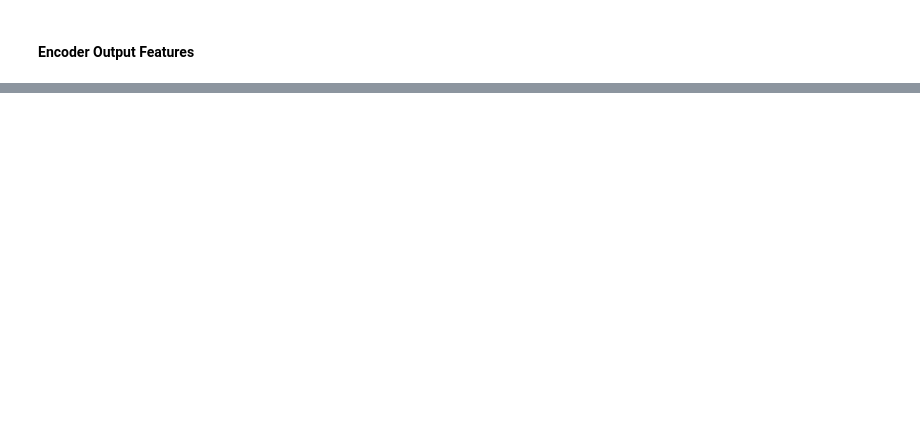
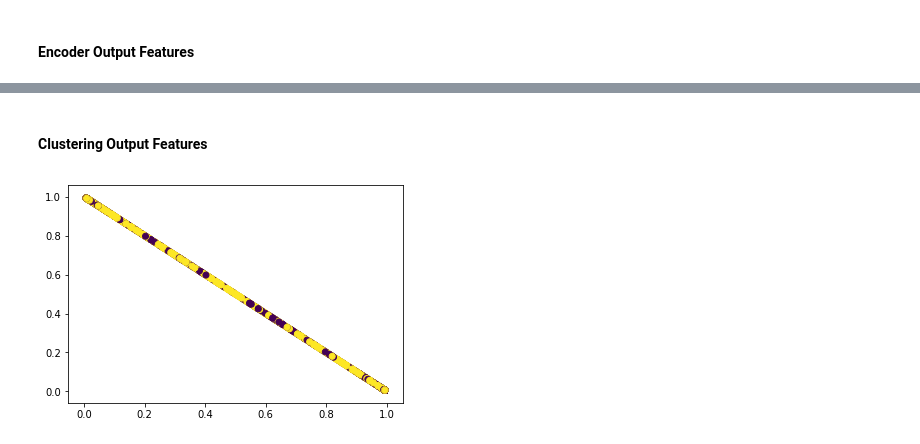
Before and after one commit to goelsaksham/Zooniverse_CNN_Clustering, a Jupyter notebook: src/Galaxy Zoo Xception DEC.ipynb, the cells around one changed output, grey strips where cells are left out. Saved outputs shown, nothing was run; the diff lists cells and outputs as text; code cells hidden in the pictures; blank space fills up the shorter version.

```diff
--- a/src/Galaxy Zoo Xception DEC.ipynb
+++ b/src/Galaxy Zoo Xception DEC.ipynb
@@ -425,0 +586,4 @@ Wall time: 5.81 s
+# %%
+# Defining our DEC model
+dec_model = DEC([2048, 1024, 512, 512, 256], n_clusters=2)
+dec_model.model.summary()
@@ -425,0 +631,5 @@ Wall time: 5.81 s
+# %%
+%%time
+dec_model.compile(optimizer=SGD(0.01, 0.9), loss='kld')
+y_pred = dec_model.fit(train_features, y=train_labels, batch_size=64)
+print('acc:', metrics.acc(train_labels, y_pred))
@@ -425,0 +654,8 @@ Wall time: 5.81 s
+# %% [markdown]
+#### Clustering Output Features
+# %%
+dec_whole_model_pred = dec_model.model.predict(train_features)
+plt.scatter(dec_whole_model_pred[:, 0], dec_whole_model_pred[:, 1], c=train_labels)
+plt.savefig(f'../data/figs/clustering_features_3.png')
+# %% [output]
+[figure, added]
```
Also changed, not shown: parts of 38 cells of this notebook, 30 other files.
